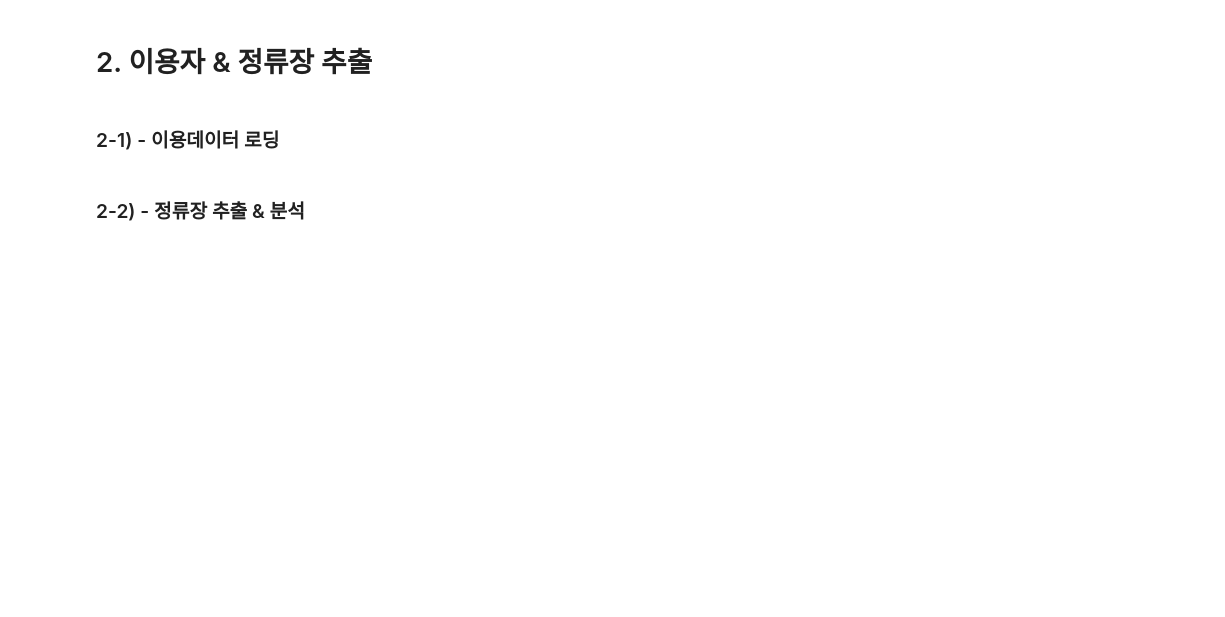
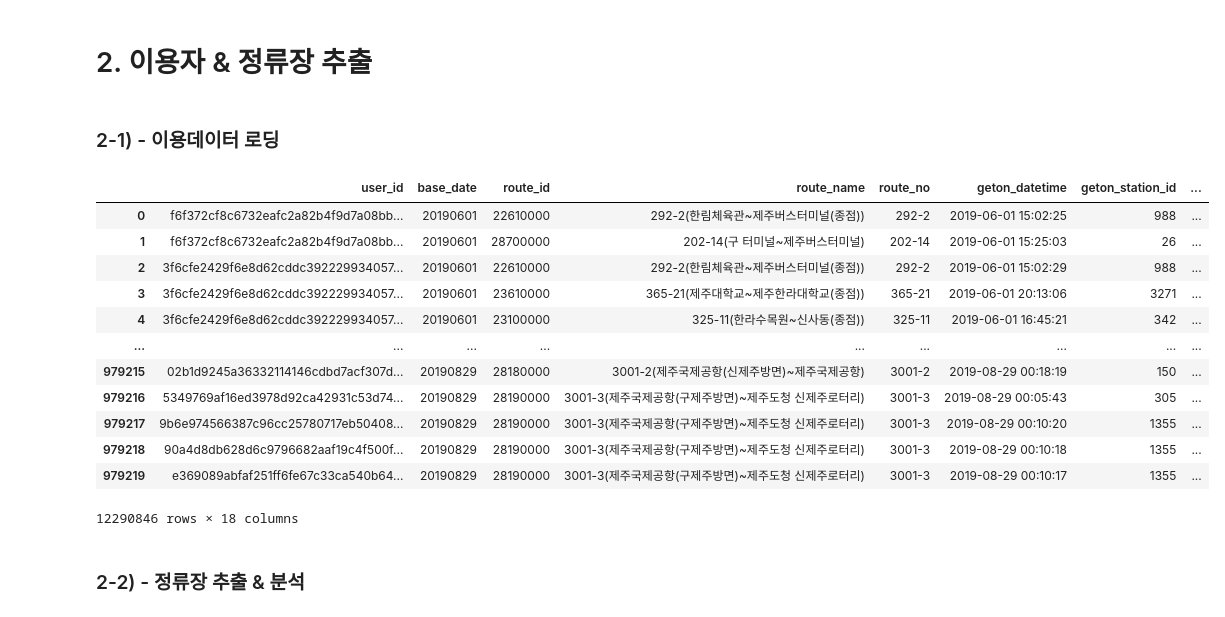
Before and after one commit to hoonisone/2020_jeju-bus-tag_data-analysis, a Jupyter notebook: main/1. 데이터 전처리/1. 이용자&정류장 추출.ipynb, the cells around one changed output. Saved outputs shown, nothing was run; the diff lists cells and outputs as text; code cells hidden in the pictures; blank space fills up the shorter version.

```diff
--- a/main/1. 데이터 전처리/1. 이용자&정류장 추출.ipynb
+++ b/main/1. 데이터 전처리/1. 이용자&정류장 추출.ipynb
@@ -27,6 +27,46 @@ rc('font', family=font_name)
 # 2. 이용자 & 정류장 추출
 # %% [markdown]
 ### 2-1) - 이용데이터 로딩
+# %%
+def load_files_by_path_list(path_list, encoding): # 파일 경로 리스트와 인코딩 방식을 인
+    usage_df = pd.read_csv(path_list[0], encoding = encoding)
+    for path in tqdm(path_list[1:]):
+        temp_df = pd.read_csv(path, encoding=encoding)
+        usage_df = pd.concat([usage_df, temp_df], sort=False, ignore_index=True)
+    return usage_df
+
+def load_total_usage_df(file_path_list, encoding = "utf-8"):
+    usage_df = pd.read_csv(file_path_list[0], encoding = "cp949") #, dtype=dtype)
+    for file_path in tqdm(file_path_list[1:]):
+        temp_df = pd.read_csv(file_path,encoding = "cp949") #, dtype=dtype)
+        usage_df = pd.concat([usage_df, temp_df], sort=False, ignore_index=True)
+    return usage_df
+    # datetime64로 형 변환 # M[base_date] = pd.to_datetime(M[base_date], format='%Y%m%d')
+    usage_df[geton_datetime] = pd.to_datetime(usage_df[geton_datetime], format='%Y%m%d%H%M%S')
+    usage_df[getoff_datetime] = pd.to_datetime(usage_df[getoff_datetime], format='%Y%m%d%H%M%S')
+    usage_df[getoff_datetime] = pd.to_datetime(usage_df[getoff_datetime], format='%Y%m%d')
+
+# 데이터 기간 설정
+start_date = datetime.datetime(2019, 6, 1)
+end_date = datetime.datetime(2019, 8, 29)
+
+# 로딩할 파일 명 리스트 생성
+file_path_list = anz.make_input_path(start_date, end_date)
+anz.parallel_load_total_usage_df(input_path_list)
+# %% [output]
+|  | user_id | base_date | route_id | route_name | route_no | geton_datetime | geton_station_id | ... |
+| 0 | f6f372cf8c6732eafc2a82b4f9d7a08bb... | 20190601 | 22610000 | 292-2(한림체육관~제주버스터미널(종점)) | 292-2 | 2019-06-01 15:02:25 | 988 | ... |
+| 1 | f6f372cf8c6732eafc2a82b4f9d7a08bb... | 20190601 | 28700000 | 202-14(구 터미널~제주버스터미널) | 202-14 | 2019-06-01 15:25:03 | 26 | ... |
+| 2 | 3f6cfe2429f6e8d62cddc392229934057... | 20190601 | 22610000 | 292-2(한림체육관~제주버스터미널(종점)) | 292-2 | 2019-06-01 15:02:29 | 988 | ... |
+| 3 | 3f6cfe2429f6e8d62cddc392229934057... | 20190601 | 23610000 | 365-21(제주대학교~제주한라대학교(종점)) | 365-21 | 2019-06-01 20:13:06 | 3271 | ... |
+| 4 | 3f6cfe2429f6e8d62cddc392229934057... | 20190601 | 23100000 | 325-11(한라수목원~신사동(종점)) | 325-11 | 2019-06-01 16:45:21 | 342 | ... |
+| ... | ... | ... | ... | ... | ... | ... | ... | ... |
+| 979215 | 02b1d9245a36332114146cdbd7acf307d... | 20190829 | 28180000 | 3001-2(제주국제공항(신제주방면)~제주국제공항) | 3001-2 | 2019-08-29 00:18:19 | 150 | ... |
+| 979216 | 5349769af16ed3978d92ca42931c53d74... | 20190829 | 28190000 | 3001-3(제주국제공항(구제주방면)~제주도청 신제주로터리) | 3001-3 | 2019-08-29 00:05:43 | 305 | ... |
+| 979217 | 9b6e974566387c96cc25780717eb50408... | 20190829 | 28190000 | 3001-3(제주국제공항(구제주방면)~제주도청 신제주로터리) | 3001-3 | 2019-08-29 00:10:20 | 1355 | ... |
+| 979218 | 90a4d8db628d6c9796682aaf19c4f500f... | 20190829 | 28190000 | 3001-3(제주국제공항(구제주방면)~제주도청 신제주로터리) | 3001-3 | 2019-08-29 00:10:18 | 1355 | ... |
+| 979219 | e369089abfaf251ff6fe67c33ca540b64... | 20190829 | 28190000 | 3001-3(제주국제공항(구제주방면)~제주도청 신제주로터리) | 3001-3 | 2019-08-29 00:10:17 | 1355 | ... |
+12290846 rows × 18 columns
 # %%
 # 데이터 기간 설정
 start_date = datetime.datetime(2019, 6, 1)
```
Also changed, not shown: parts of 11 cells of this notebook, 7 other files.
